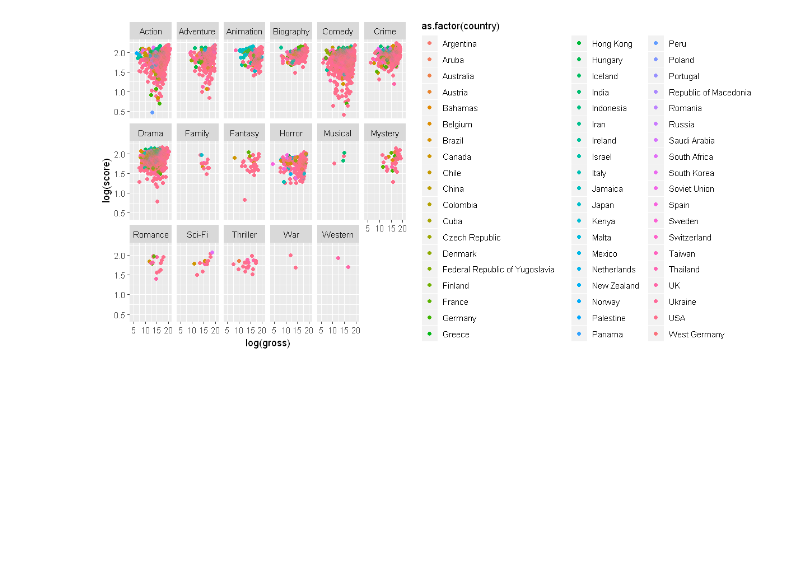
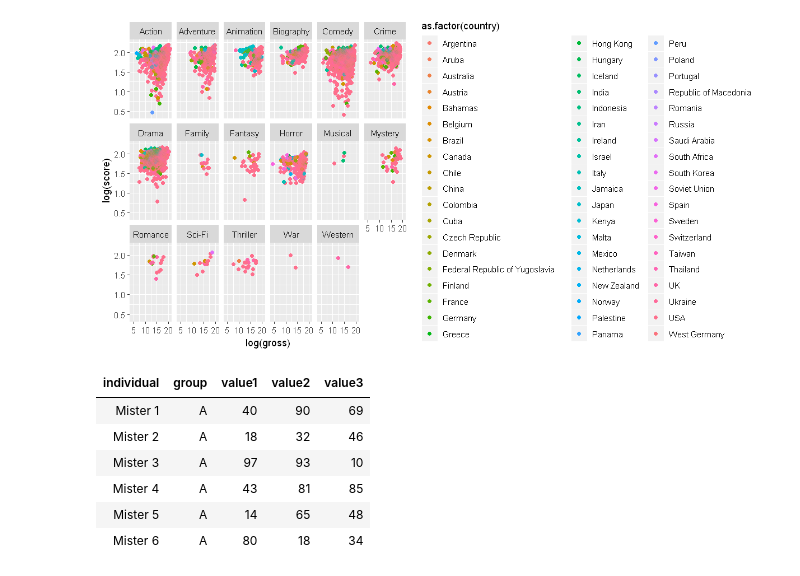
Before and after one commit to prope-2020-gh-classroom/practica-final-por-equipos-verano-2020-itam-LizzyGamboa, a Jupyter notebook: PF_AnalisisExploratorio_P1.ipynb, the cells around one changed output. Cells and saved outputs as stored; diff of their text form; code cells hidden in the pictures; blank space fills up the shorter version.

```diff
--- a/PF_AnalisisExploratorio_P1.ipynb
+++ b/PF_AnalisisExploratorio_P1.ipynb
@@ -163,0 +166,19 @@ genre, score, runtime
+# %%
+library(tidyverse)
+library(viridis)
+data <- data.frame(
+  individual=paste( "Mister ", seq(1,60), sep=""),
+  group=c( rep('A', 10), rep('B', 30), rep('C', 14), rep('D', 6)) ,
+  value1=sample( seq(10,100), 60, replace=T),
+  value2=sample( seq(10,100), 60, replace=T),
+  value3=sample( seq(10,100), 60, replace=T)
+)
+head(data)
+# %% [output]
+| individual | group | value1 | value2 | value3 |
+| Mister 1 | A | 40 | 90 | 69 |
+| Mister 2 | A | 18 | 32 | 46 |
+| Mister 3 | A | 97 | 93 | 10 |
+| Mister 4 | A | 43 | 81 | 85 |
+| Mister 5 | A | 14 | 65 | 48 |
+| Mister 6 | A | 80 | 18 | 34 |
```
Also changed, not shown: parts of 9 cells of this notebook.
